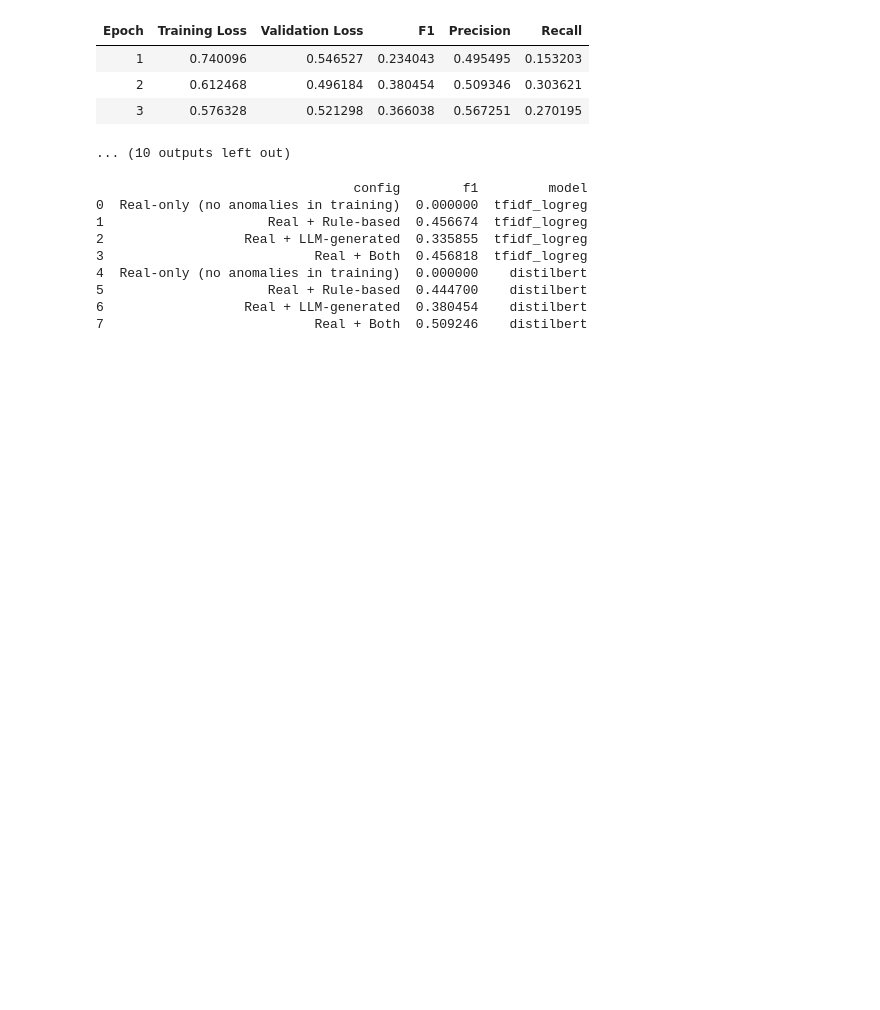
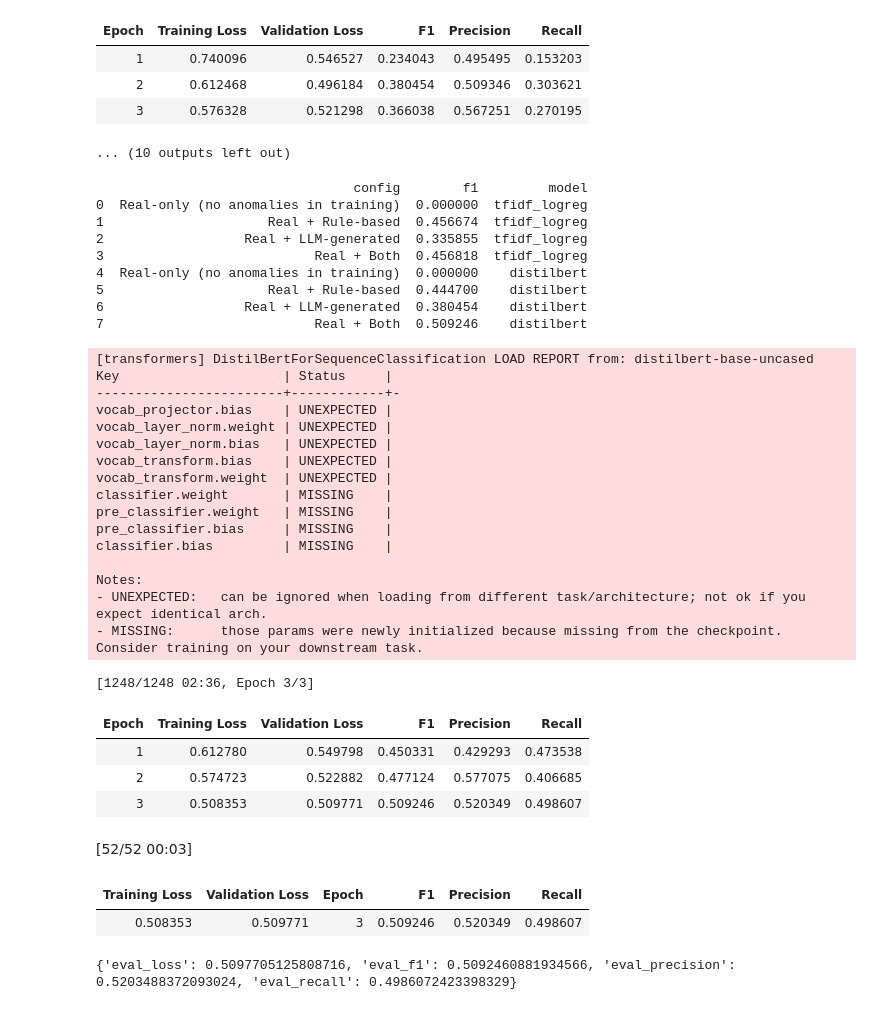
Before and after one commit to heyitsarun/Aero-Gen-Synthetic-Anomaly-Generation-in-Aviation-Communications, a Jupyter notebook: 03_detection_evaluation.ipynb, the cells around one changed output. Drawn from its saved outputs; the diff is of its cells as text; code cells hidden in the pictures; blank space fills up the shorter version.

```diff
--- a/03_detection_evaluation.ipynb
+++ b/03_detection_evaluation.ipynb
@@ -485,3 +485,64 @@ print(final_comparison)
 5                     Real + Rule-based  0.444700    distilbert
 6                  Real + LLM-generated  0.380454    distilbert
 7                           Real + Both  0.509246    distilbert
+# %%
+def train_and_evaluate_v2(train_df, test_df, config_name, output_dir):
+    train_ds = Dataset.from_pandas(train_df[['text', 'label']].reset_index(drop=True))
+    test_ds = Dataset.from_pandas(test_df[['text', 'label']].reset_index(drop=True))
+    train_ds = train_ds.map(tokenize_function, batched=True)
+    test_ds = test_ds.map(tokenize_function, batched=True)
+
+    model = DistilBertForSequenceClassification.from_pretrained(MODEL_NAME, num_labels=2).to(device)
+
+    n_normal = (train_df['label'] == 0).sum()
+    n_anomalous = (train_df['label'] == 1).sum()
+    total = n_normal + n_anomalous
+    class_weights = torch.tensor([total / (2 * n_normal), total / (2 * n_anomalous)], dtype=torch.float)
+
+    args = TrainingArguments(
+        output_dir=output_dir, num_train_epochs=3,
+        per_device_train_batch_size=16, per_device_eval_batch_size=32,
+        eval_strategy='epoch', save_strategy='epoch',
+        load_best_model_at_end=True, metric_for_best_model='f1', greater_is_better=True,
+        logging_steps=50, report_to='none',
+    )
+
+    trainer = WeightedTrainer(
+        model=model, args=args, train_dataset=train_ds, eval_dataset=test_ds,
+        compute_metrics=compute_metrics, class_weights=class_weights,
+    )
+    trainer.train()
+    results = trainer.evaluate()
+    return results, trainer, test_ds
+
+best_train_df = pd.concat([real_train, rule_train, llm_train], ignore_index=True)
+best_results, best_trainer, best_test_ds = train_and_evaluate_v2(
+    best_train_df, test_df, 'Real + Both (for analysis)', f'{EVAL_DIR}/best_model_analysis'
+)
+print(best_results)
+# %% [output]
+[transformers] DistilBertForSequenceClassification LOAD REPORT from: distilbert-base-uncased
+Key                     | Status     |
+------------------------+------------+-
+vocab_projector.bias    | UNEXPECTED |
+vocab_layer_norm.weight | UNEXPECTED |
+vocab_layer_norm.bias   | UNEXPECTED |
+vocab_transform.bias    | UNEXPECTED |
+vocab_transform.weight  | UNEXPECTED |
+classifier.weight       | MISSING    |
+pre_classifier.weight   | MISSING    |
+pre_classifier.bias     | MISSING    |
+classifier.bias         | MISSING    |
+
+Notes:
+- UNEXPECTED:   can be ignored when loading from different task/architecture; not ok if you expect identical arch.
+- MISSING:      those params were newly initialized because missing from the checkpoint. Consider training on your downstream task.
+[1248/1248 02:36, Epoch 3/3]
+| Epoch | Training Loss | Validation Loss | F1 | Precision | Recall |
+| 1 | 0.612780 | 0.549798 | 0.450331 | 0.429293 | 0.473538 |
+| 2 | 0.574723 | 0.522882 | 0.477124 | 0.577075 | 0.406685 |
+| 3 | 0.508353 | 0.509771 | 0.509246 | 0.520349 | 0.498607 |
+[52/52 00:03]
+| Training Loss | Validation Loss | Epoch | F1 | Precision | Recall |
+| 0.508353 | 0.509771 | 3 | 0.509246 | 0.520349 | 0.498607 |
+{'eval_loss': 0.5097705125808716, 'eval_f1': 0.5092460881934566, 'eval_precision': 0.5203488372093024, 'eval_recall': 0.4986072423398329}
```
Also changed, not shown: parts of 11 cells of this notebook.
